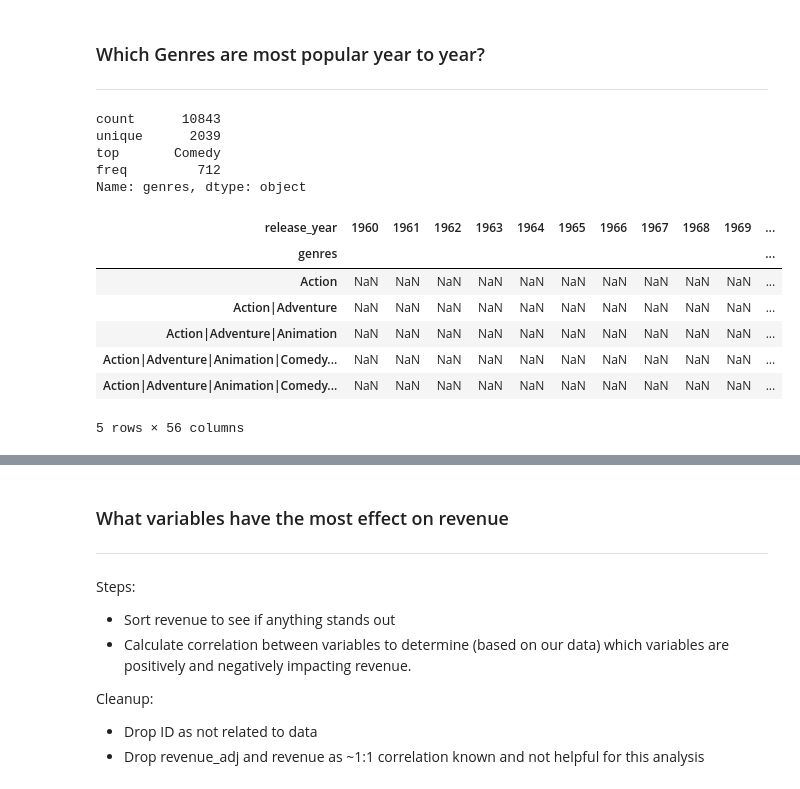
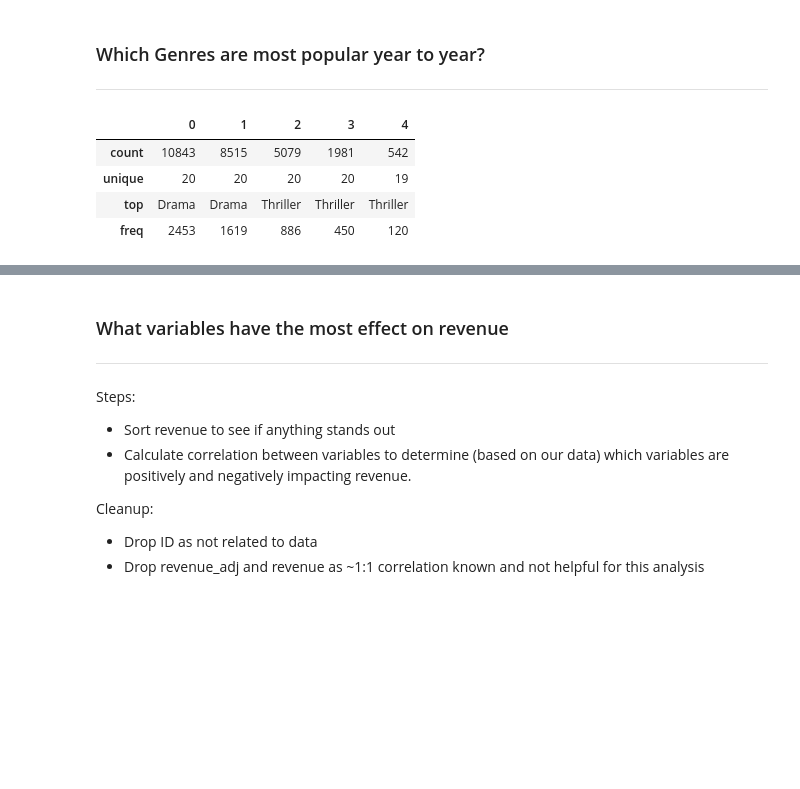
Before and after one commit to Wired361/Udacity_Project-2, a Jupyter notebook: Project-2.ipynb, the cells around one changed output, grey strips where cells are left out. Cells and saved outputs as stored; diff of their text form; code cells hidden in the pictures; blank space fills up the shorter version.

```diff
--- a/Project-2.ipynb
+++ b/Project-2.ipynb
@@ -64,25 +65,13 @@ Based on the data, I have to reject my hypothesis.  Popularity sustained a stead
 ### Which Genres are most popular year to year?
 
 <hr>
-# %%
-df.genres.value_counts().sort_values(ascending = False)
-df.genres.describe()
-# %% [output]
-count      10843
-unique      2039
-top       Comedy
-freq         712
-Name: genres, dtype: object
-# %%
-genre_pop_year = df.groupby(['genres','release_year']).sum()['popularity'].sort_values(ascending = False)
-genre_pop_year.sort_values(ascending=False).unstack().head()
-#genre_pop_year.plot.bar()
-# %% [output]
-| release_year | 1960 | 1961 | 1962 | 1963 | 1964 | 1965 | 1966 | 1967 | 1968 | 1969 | ... |
-| genres |  |  |  |  |  |  |  |  |  |  | ... |
-| Action | NaN | NaN | NaN | NaN | NaN | NaN | NaN | NaN | NaN | NaN | ... |
-| Action|Adventure | NaN | NaN | NaN | NaN | NaN | NaN | NaN | NaN | NaN | NaN | ... |
-| Action|Adventure|Animation | NaN | NaN | NaN | NaN | NaN | NaN | NaN | NaN | NaN | NaN | ... |
-| Action|Adventure|Animation|Comedy... | NaN | NaN | NaN | NaN | NaN | NaN | NaN | NaN | NaN | NaN | ... |
-| Action|Adventure|Animation|Comedy... | NaN | NaN | NaN | NaN | NaN | NaN | NaN | NaN | NaN | NaN | ... |
-5 rows × 56 columns
+# %%
+# Split multi-label genres into columns
+genre_split = df.genres.str.split('|', expand = True)
+genre_split.describe()
+# %% [output]
+|  | 0 | 1 | 2 | 3 | 4 |
+| count | 10843 | 8515 | 5079 | 1981 | 542 |
+| unique | 20 | 20 | 20 | 20 | 19 |
+| top | Drama | Drama | Thriller | Thriller | Thriller |
+| freq | 2453 | 1619 | 886 | 450 | 120 |
```
Also changed, not shown: parts of 4 cells of this notebook.
